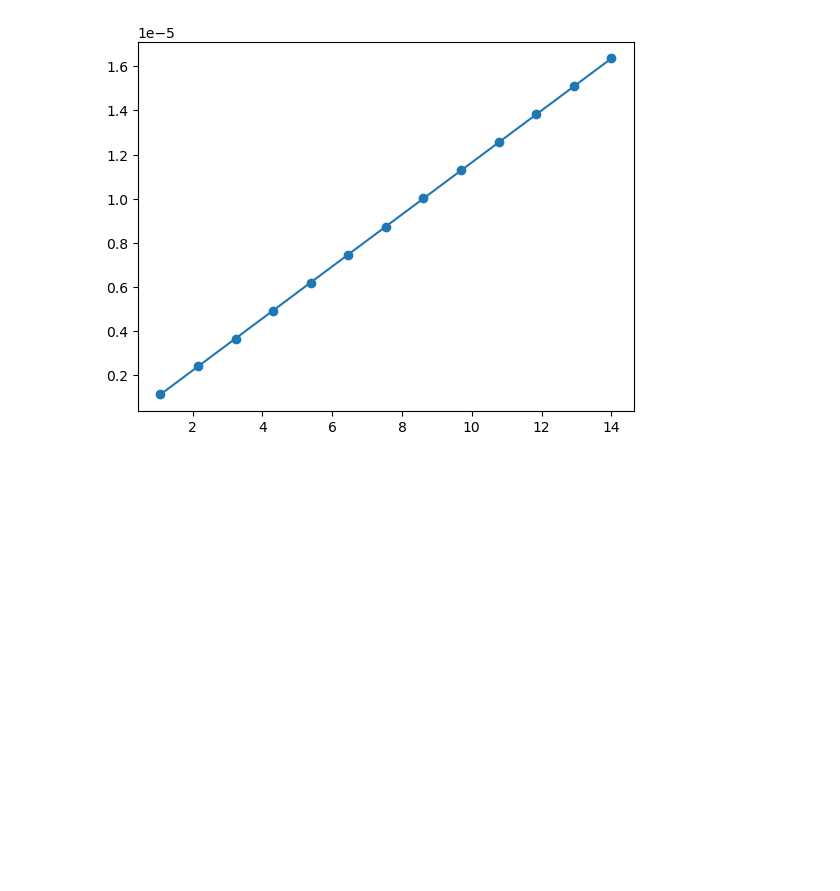
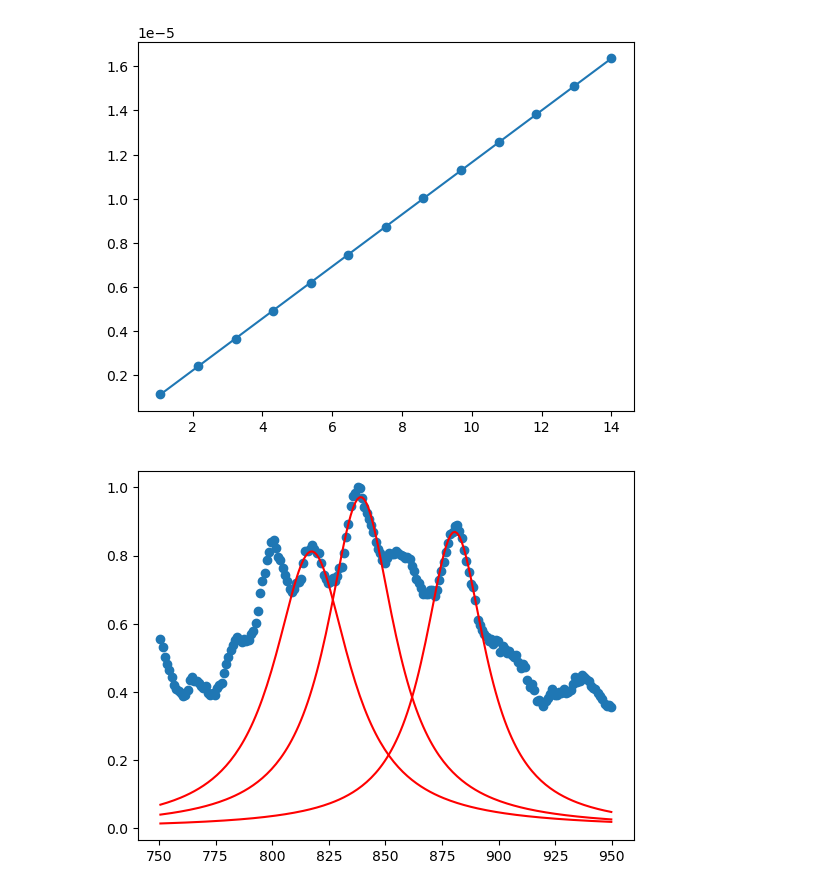
Before and after one commit to Omega3komma3/Zeeman-effect, a Jupyter notebook: Main.ipynb, the cells around one changed output. Saved outputs shown, nothing was run; the diff lists cells and outputs as text; code cells hidden in the pictures; blank space fills up the shorter version.

```diff
--- a/Main.ipynb
+++ b/Main.ipynb
@@ -14,7 +30,10 @@ yellow_pol90 = "./Measurment Data/Yellow Lines/579nm2s100F With Pol 90° 28A.dat
 yellow_pol180 = "./Measurment Data/Yellow Lines/579nm2s100F With Pol 180° 28A.dat"
 DarkFrame1 = "./Measurment Data/Dark Frames/2s1000F.dat"
 DarkFrame2 = "./Measurment Data/Dark Frames/282ms500F.dat"
-rings = "./Measurment Data/Green Line/Calibration.dat"
+green_basic = "./Measurment Data/Green Line/Calibration.dat"
+green_full = "./Measurment Data/Green Line/Without Pol 27A.dat"
+green_pol90 = "./Measurment Data/Green Line/With Pol 90° 27A.dat"
+green_pol180 = "./Measurment Data/Green Line/With Pol 180° 27A.dat"
 # %%
 def read_mag_calib(filename):
 
@@ -179,3 +250,34 @@ plt.show()
 [figure]
 72.64585942120779
 [figure]
+# %%
+green_full_image = read_image(green_full) - read_image(DarkFrame2)/10
+green_full_line = image_line(green_full_image, 500, 15)
+green_full_line_normal = green_full_line / max(green_full_line)
+
+green_pol90_image = read_image(green_pol90) - read_image(DarkFrame2)/10
+green_pol90_line = image_line(green_pol90_image, 500, 15)
+green_pol90_line_normal = green_pol90_line / max(green_pol90_line)
+
+green_pol180_image = read_image(green_pol180) - read_image(DarkFrame2)/10
+green_pol180_line = image_line(green_pol180_image, 500, 15)
+green_pol180_line_normal = green_pol180_line / max(green_pol180_line)
+# %%
+#plt.imshow(green_full_image)
+#plt.show()
+#,[799,805]
+bounds = [[870,890],[830,850],[807,825]]
+
+fit_popt, fit_pcov = fit_lorentizian(bounds, green_full_line_normal)
+fits = get_lorentzian(green_full_line_normal, fit_popt)
+
+
+view = [750,950]
+#view = [0,len(green_full_line)]
+
+plt.scatter(np.linspace(0,len(green_full_line),len(green_full_line))[view[0]:view[1]],(green_full_line_normal)[view[0]:view[1]])
+for y_fit in fits:
+    plt.plot(np.linspace(0,len(green_full_line),len(green_full_line))[view[0]:view[1]],y_fit[view[0]:view[1]],color='red')
+plt.show()
+# %% [output]
+[figure, added]
```
Also changed, not shown: parts of 8 cells of this notebook, 1 other file.
